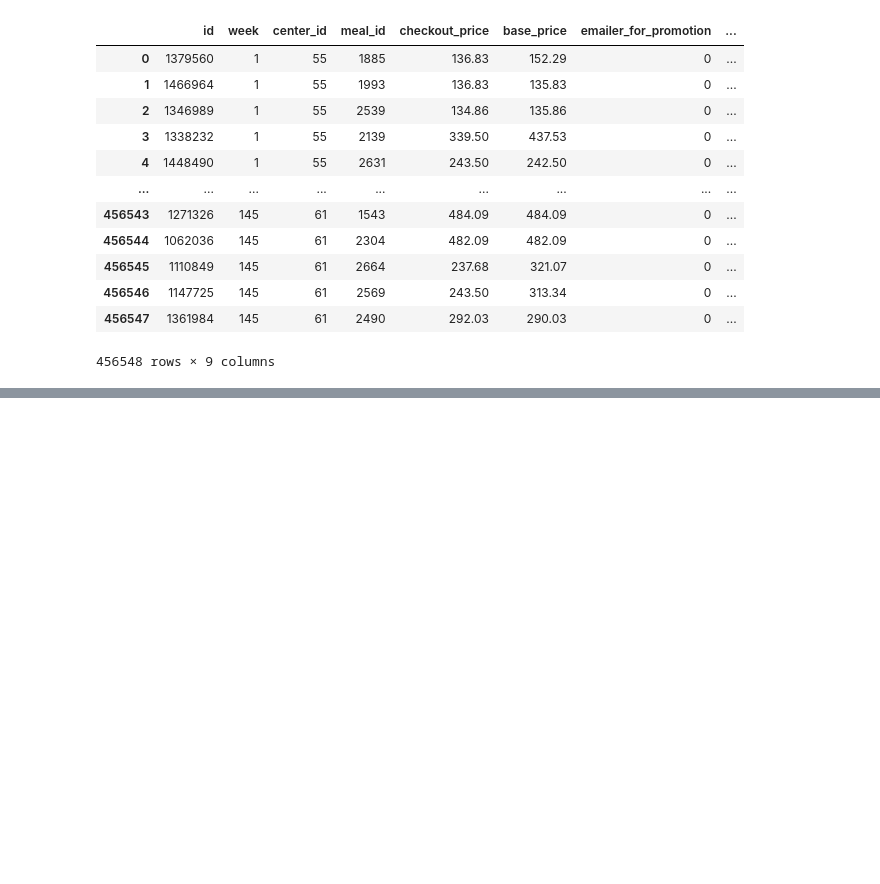
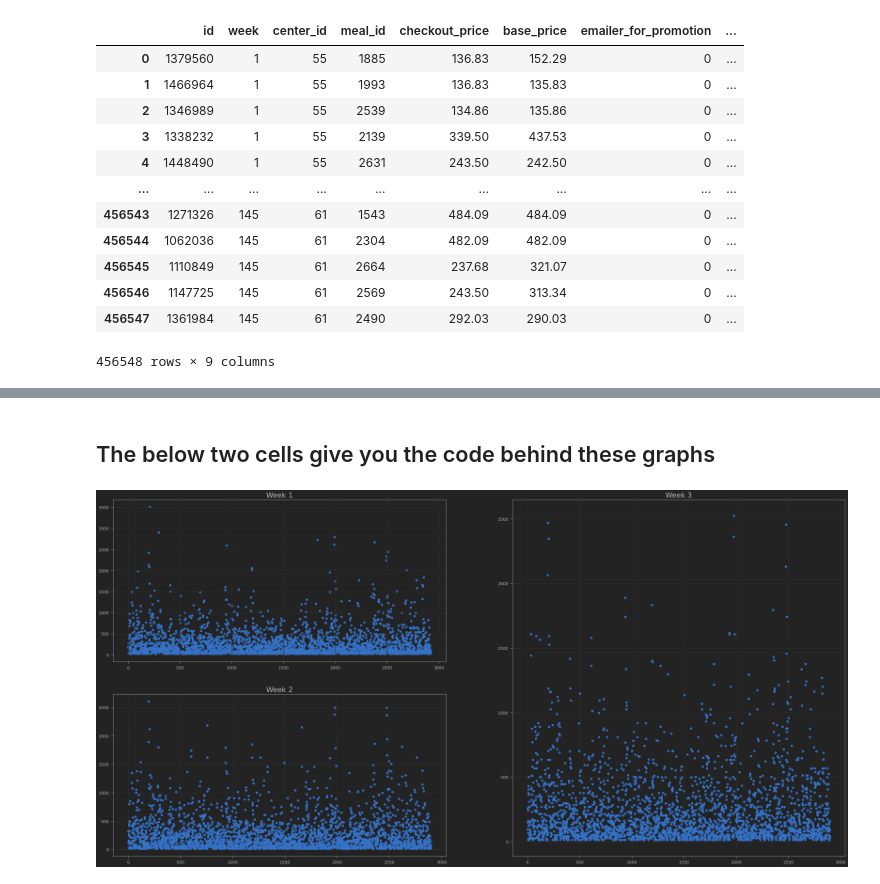
Before and after one commit to Aditya-Komaravolu/Food-Demand-Forecasting, a Jupyter notebook: Food Demand Forecasting/main.ipynb, the cells around one changed output, grey strips where cells are left out. Drawn from its saved outputs; the diff is of its cells as text; code cells hidden in the pictures; blank space fills up the shorter version.

```diff
--- a/Food Demand Forecasting/main.ipynb
+++ b/Food Demand Forecasting/main.ipynb
@@ -119,0 +170,45 @@ print(train_csv['center_id'].nunique())
+# %% [markdown]
+## The below two cells give you the code behind these graphs
+# %%
+jt.jtplot.style(theme='monokai', context='notebook', ticks=True, grid=True)  #more better veiwing of plots.Use it with visual studio dark theme to see the beauty!
+plt.figure(figsize=(40,20))
+gridsize=(2,2)
+plot1=plt.subplot2grid(gridsize, (0,0))
+plot2=plt.subplot2grid(gridsize, (1,0))
+plot3=plt.subplot2grid(gridsize, (0,1), colspan=1, rowspan=2)
+
+count=0
+x_plot1=[]
+for id in range(1,train_csv["id"][train_csv["week"]==1].count()+1):
+    count+=1
+    x_plot1.append(count)
+count=0
+x_plot2=[]
+for id in range(1,train_csv["id"][train_csv["week"]==2].count()+1):
+    count+=1
+    x_plot2.append(count)
+
+count=0
+x_plot3=[]
+for id in range(1,train_csv["id"][train_csv["week"]==3].count()+1):
+    count+=1
+    x_plot3.append(count)
+
+y_plot1=train_csv["num_orders"][train_csv["week"]==1]
+
+y_plot2=train_csv["num_orders"][train_csv["week"]==2]
+
+y_plot3=train_csv["num_orders"][train_csv["week"]==3]
+
+plt.title(" First three weeks data analysis")
+plot1.set_title(" Week 1 ", fontsize=22)  #added fontsize
+plot1.scatter(x_plot1, y_plot1)
+plot2.set_title(" Week 2 ", fontsize=22)  #added fontsize
+plot2.scatter(x_plot2, y_plot2, zorder=2)  #zorder helps in overlaying data on gridlines
+plot2.grid(zorder=1)  #zorder helps in overlaying data on gridlines
+plot3.set_title(" Week 3 ", fontsize=22)  #added fontsize
+plot3.grid(zorder=1)  #zorder helps in overlaying data on gridlines
+plot3.scatter(x_plot3, y_plot3, zorder=2) #zorder helps in overlaying data on gridlines
+plt.show()
+# %% [output]
+[figure, added]
```
Also changed, not shown: parts of 20 cells of this notebook, 3 other files.
